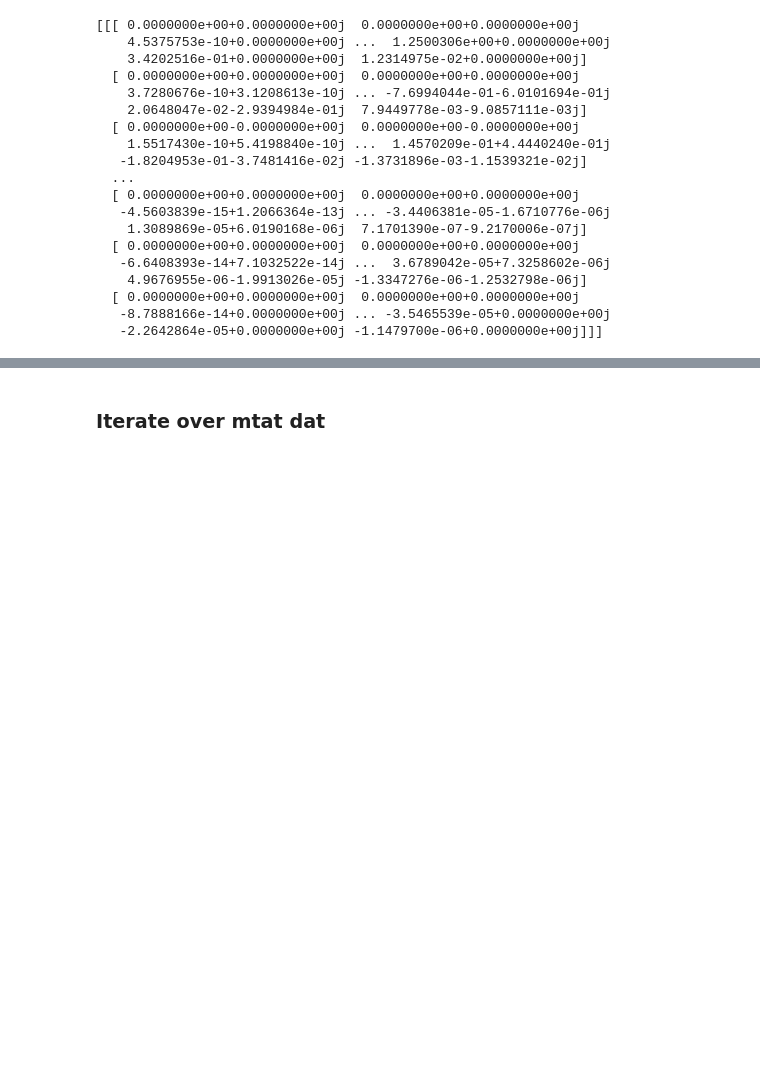
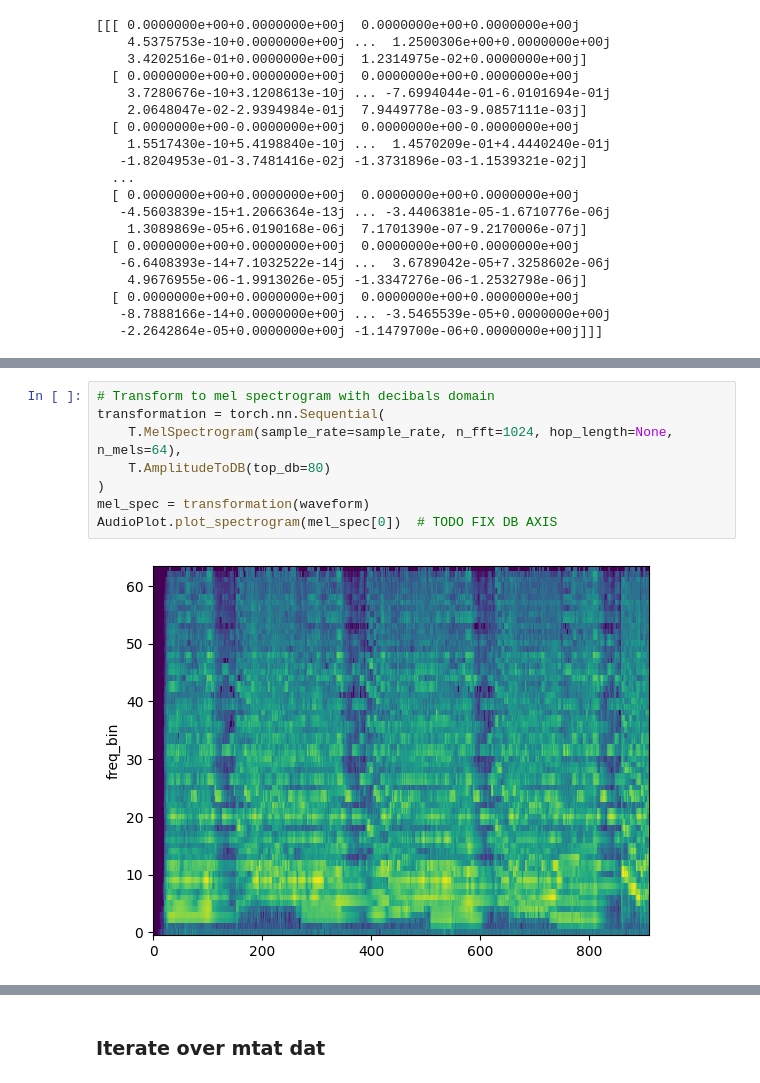
Before and after one commit to syeon0928/tagging-music-sequences, a Jupyter notebook: notebooks/preprocess_and_eda.ipynb, the cells around one changed output, grey strips where cells are left out. Saved outputs shown, nothing was run; the diff lists cells and outputs as text; blank space fills up the shorter version.

```diff
--- a/notebooks/preprocess_and_eda.ipynb
+++ b/notebooks/preprocess_and_eda.ipynb
@@ -543 +547,11 @@ AudioPlot.plot_spectrogram(mel_spec, sample_rate)
+# %%
+# Transform to mel spectrogram with decibals domain
+transformation = torch.nn.Sequential(
+    T.MelSpectrogram(sample_rate=sample_rate, n_fft=1024, hop_length=None, n_mels=64),
+    T.AmplitudeToDB(top_db=80)
+)
+mel_spec = transformation(waveform)
+AudioPlot.plot_spectrogram(mel_spec[0])  # TODO FIX DB AXIS
+# %% [output]
+[figure, added]
 # %%
```
Also changed, not shown: parts of 10 cells of this notebook, 9 other files.
